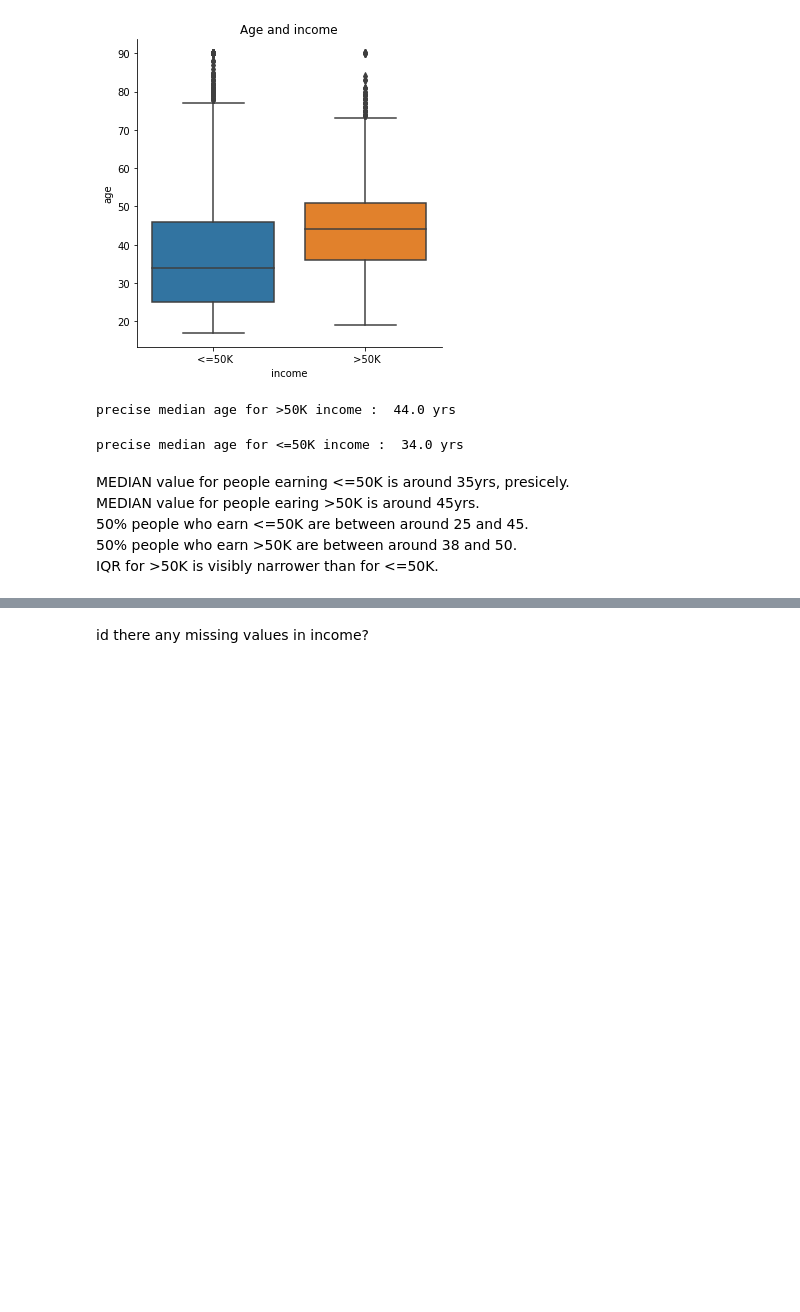
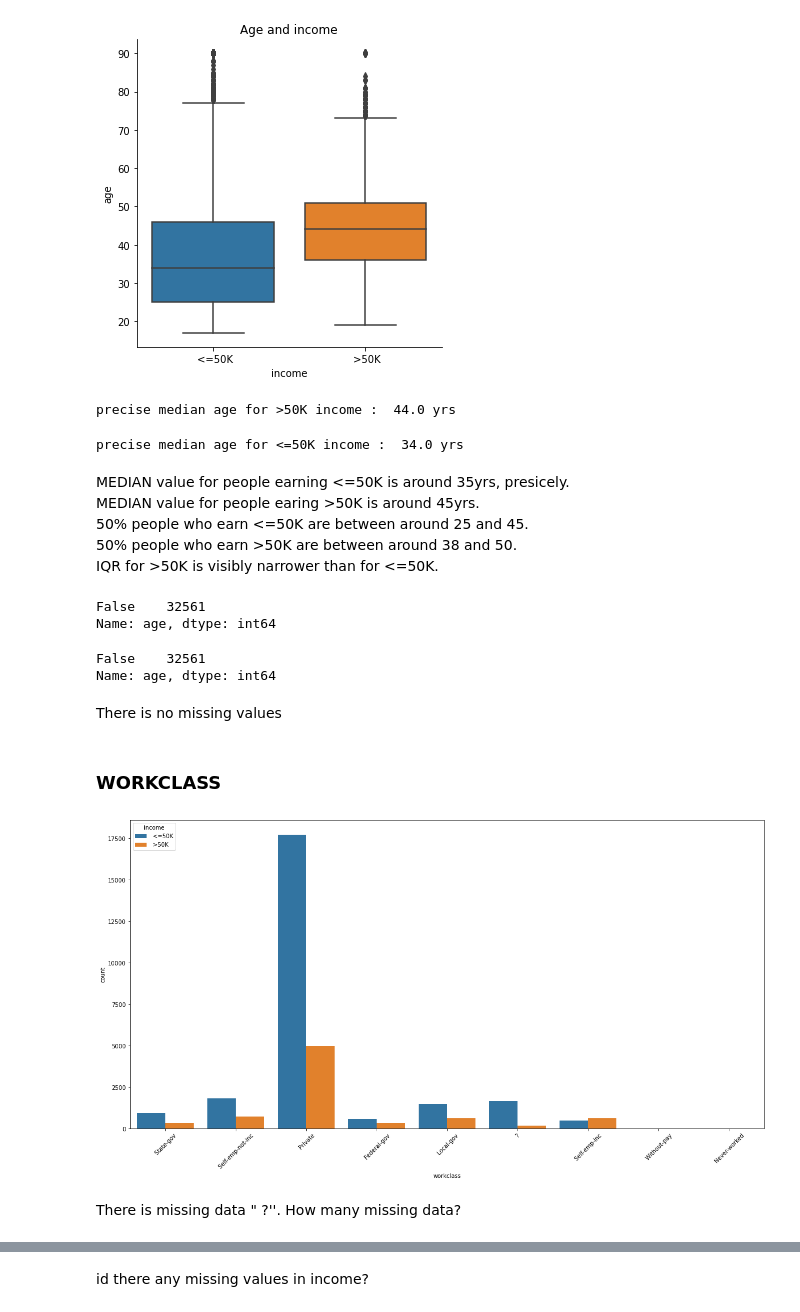
Before and after one commit to agomolka/AdultIncomeAnalysis, a Jupyter notebook: Adult_income_analysis.ipynb, the cells around one changed output, grey strips where cells are left out. Drawn from its saved outputs; the diff is of its cells as text; code cells hidden in the pictures; blank space fills up the shorter version.

Commit message:
Further data analysis

```diff
--- a/Adult_income_analysis.ipynb
+++ b/Adult_income_analysis.ipynb
@@ -108,3 +69,28 @@ MEDIAN value for people earing >50K is around 45yrs.<br>
 50% people who earn <=50K are between around 25 and 45. <br>
 50% people who earn >50K are between around 38 and 50. <br>
 IQR for >50K is visibly narrower than for <=50K.<br>
+# %%
+missing_values = df["age"] == " ?"
+missing_values.value_counts()
+# %% [output]
+False    32561
+Name: age, dtype: int64
+# %%
+missing_values = df["age"] == 0
+missing_values.value_counts()
+# %% [output]
+False    32561
+Name: age, dtype: int64
+# %% [markdown]
+There is no missing values
+# %% [markdown]
+### WORKCLASS
+# %%
+plt.subplots(figsize=(20, 10))
+plt.xticks(rotation = 45)
+sns.countplot(x = 'workclass', hue = 'income', data = df)
+plt.show()
+# %% [output]
+[figure, added]
+# %% [markdown]
+There is missing data " ?''. How many missing data?
```
Also changed, not shown: parts of 60 cells of this notebook.
